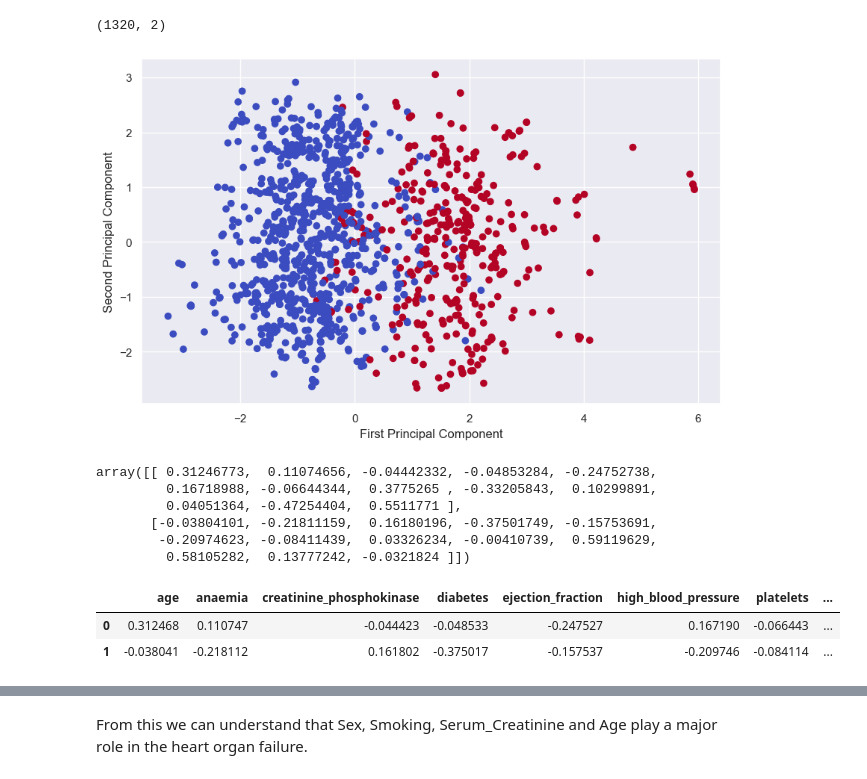
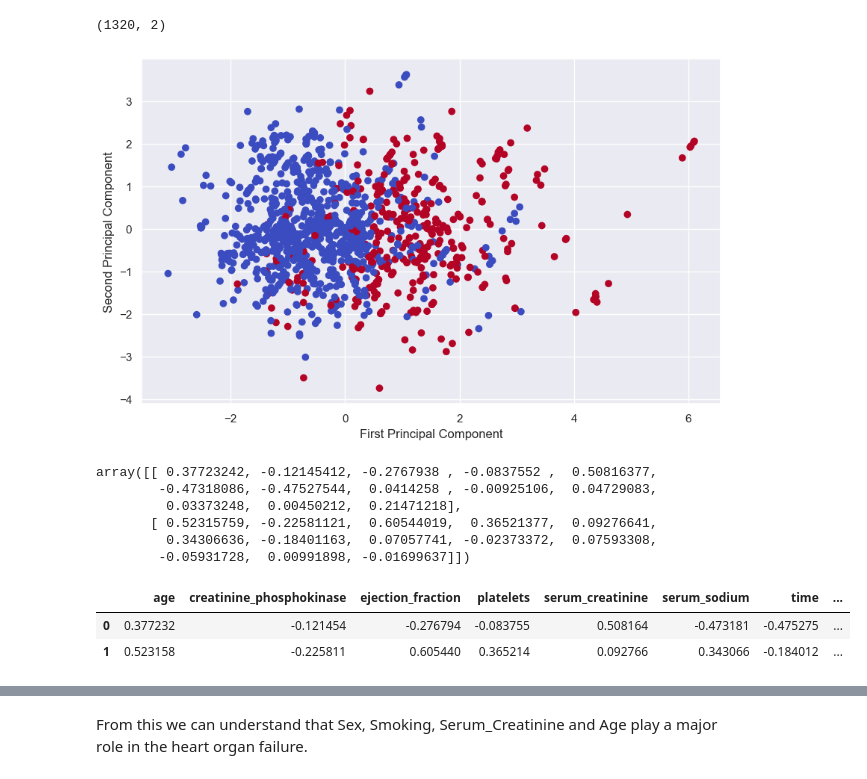
Before and after one commit to api-b-b-m/machine-learning, a Jupyter notebook: Heart Failure Prediction - Clinical Records/heart_failure_prediction_clinical_records.ipynb, the cells around one changed output, grey strips where cells are left out. Cells and saved outputs as stored; diff of their text form; code cells hidden in the pictures.

```diff
--- a/Heart Failure Prediction - Clinical Records/heart_failure_prediction_clinical_records.ipynb
+++ b/Heart Failure Prediction - Clinical Records/heart_failure_prediction_clinical_records.ipynb
@@ -623,10 +632,13 @@ Index(['age', 'anaemia', 'creatinine_phosphokinase', 'diabetes',
 # %%
 scaler=StandardScaler()
-scaler.fit(heart_failure_df)
+scaler.fit(heart_failure_df[['age', 'creatinine_phosphokinase', 'ejection_fraction', 'platelets', 'serum_creatinine', 'serum_sodium', 'time']])
 # %% [output]
 StandardScaler()
+# %%
+scaled_continuous_data=scaler.transform(heart_failure_df[['age', 'creatinine_phosphokinase', 'ejection_fraction', 'platelets', 'serum_creatinine', 'serum_sodium', 'time']])
+scaled_continuous_df=pd.DataFrame(scaled_continuous_data,columns=['age', 'creatinine_phosphokinase', 'ejection_fraction', 'platelets', 'serum_creatinine', 'serum_sodium', 'time'])
+scaled_data=pd.concat([scaled_continuous_df,heart_failure_df[['anaemia', 'diabetes', 'high_blood_pressure', 'sex', 'smoking', 'DEATH_EVENT']].reset_index(drop=True)],axis=1)
 # %%
-scaled_data=scaler.transform(heart_failure_df)
 pca=PCA(n_components=2)
 pca.fit(scaled_data)
 # %% [output]
@@ -647,23 +659,23 @@ plt.xlabel('First Principal Component')
 plt.ylabel('Second Principal Component')
 plt.show()
 # %% [output]
-[figure, old version]
+[figure, new version]
 # %%
 pca.components_
 # %% [output]
-array([[ 0.31246773,  0.11074656, -0.04442332, -0.04853284, -0.24752738,
-         0.16718988, -0.06644344,  0.3775265 , -0.33205843,  0.10299891,
-         0.04051364, -0.47254404,  0.5511771 ],
-       [-0.03804101, -0.21811159,  0.16180196, -0.37501749, -0.15753691,
-        -0.20974623, -0.08411439,  0.03326234, -0.00410739,  0.59119629,
-         0.58105282,  0.13777242, -0.0321824 ]])
+array([[ 0.37723242, -0.12145412, -0.2767938 , -0.0837552 ,  0.50816377,
+        -0.47318086, -0.47527544,  0.0414258 , -0.00925106,  0.04729083,
+         0.03373248,  0.00450212,  0.21471218],
+       [ 0.52315759, -0.22581121,  0.60544019,  0.36521377,  0.09276641,
+         0.34306636, -0.18401163,  0.07057741, -0.02373372,  0.07593308,
+        -0.05931728,  0.00991898, -0.01699637]])
 # %%
-heart_failure_df_comp=pd.DataFrame(pca.components_,columns=heart_failure_df.columns)
+heart_failure_df_comp=pd.DataFrame(pca.components_,columns=scaled_data.columns)
 heart_failure_df_comp
 # %% [output]
-|  | age | anaemia | creatinine_phosphokinase | diabetes | ejection_fraction | high_blood_pressure | platelets | ... |
-| 0 | 0.312468 | 0.110747 | -0.044423 | -0.048533 | -0.247527 | 0.167190 | -0.066443 | ... |
-| 1 | -0.038041 | -0.218112 | 0.161802 | -0.375017 | -0.157537 | -0.209746 | -0.084114 | ... |
+|  | age | creatinine_phosphokinase | ejection_fraction | platelets | serum_creatinine | serum_sodium | time | ... |
+| 0 | 0.377232 | -0.121454 | -0.276794 | -0.083755 | 0.508164 | -0.473181 | -0.475275 | ... |
+| 1 | 0.523158 | -0.225811 | 0.605440 | 0.365214 | 0.092766 | 0.343066 | -0.184012 | ... |
 # %%
 plt.figure(figsize=(12,6))
 sns.heatmap(heart_failure_df_comp,cmap='plasma')
```
Also changed, not shown: parts of 48 cells of this notebook, 1 other file.
